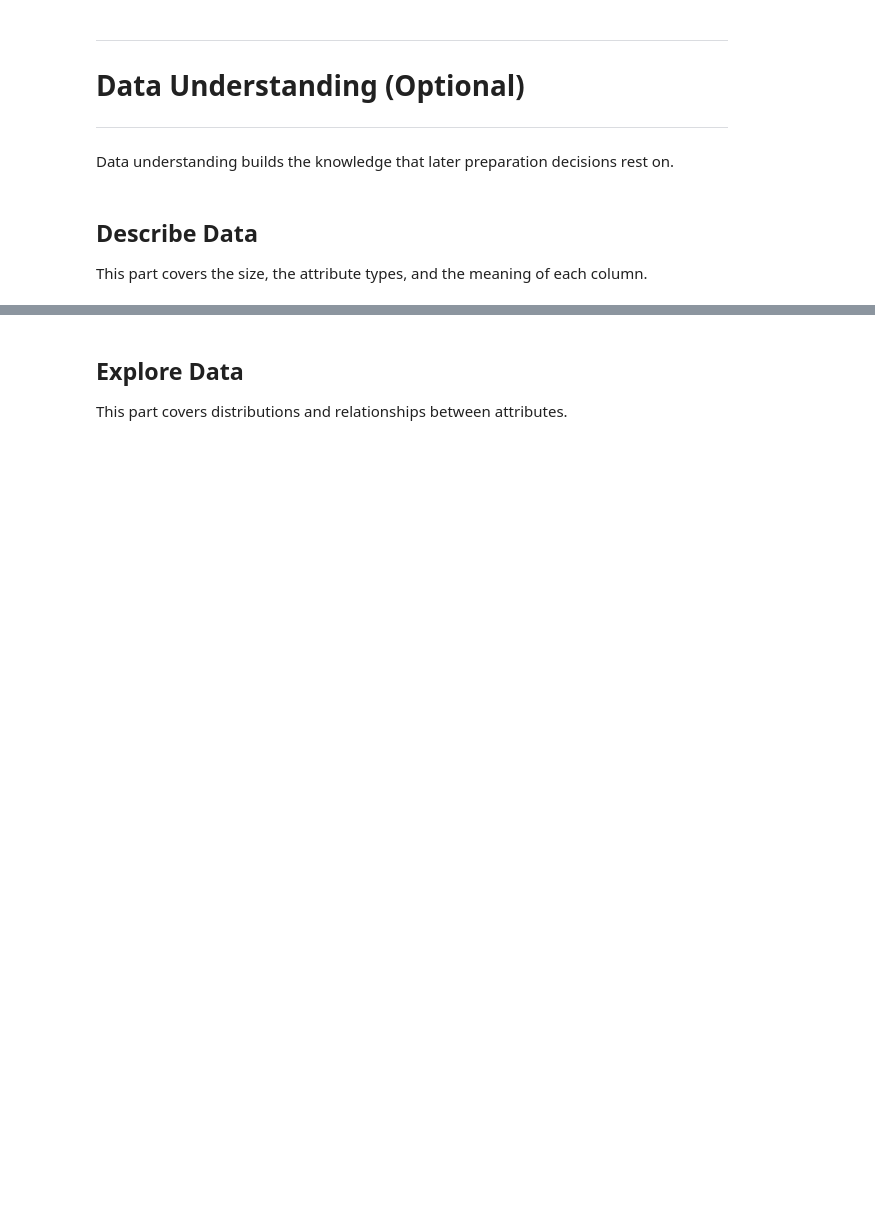
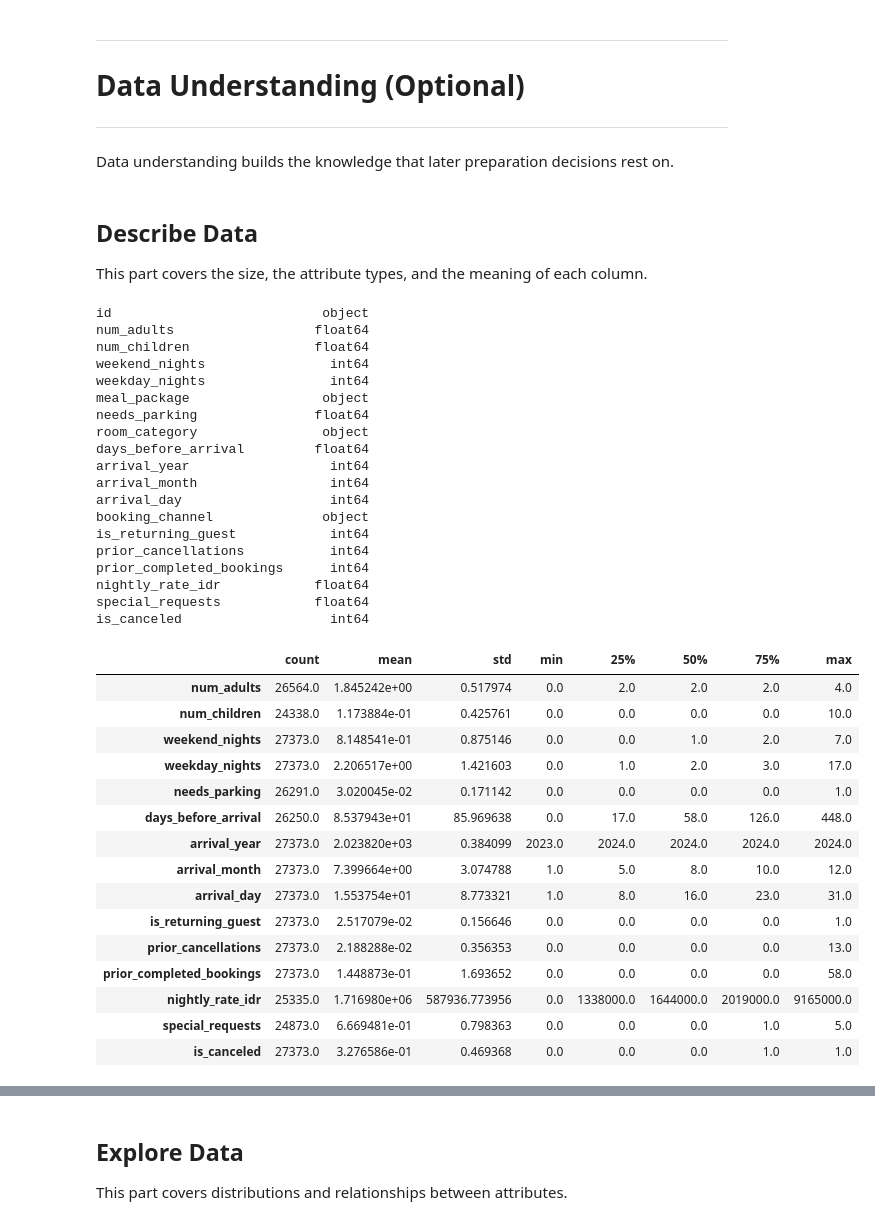
Before and after one commit to zizadhrmaa/IF3170_G25_IMKSIAI, a Jupyter notebook: src/Notebook_Tugas_Besar_2_IF3170_Inteligensi_Artifisial_2026_2027.ipynb, the cells around one changed output, grey strips where cells are left out. Drawn from its saved outputs; the diff is of its cells as text; code cells hidden in the pictures; blank space fills up the shorter version.

```diff
--- a/src/Notebook_Tugas_Besar_2_IF3170_Inteligensi_Artifisial_2026_2027.ipynb
+++ b/src/Notebook_Tugas_Besar_2_IF3170_Inteligensi_Artifisial_2026_2027.ipynb
@@ -79,10 +82,21 @@ Every import of the notebook is kept in this cell.
 # %%
 import os
 import random
+import sys
+import time
 from pathlib import Path
 
 import numpy as np
 import pandas as pd
+import matplotlib.pyplot as plt
+
+# Modul from scratch ada di folder src/.
+ROOT = Path.cwd().parent if Path.cwd().name == 'src' else Path.cwd()
+sys.path.insert(0, str(ROOT / 'src'))
+
+from preprocessing import Preprocessor, drop_duplicate_rows, NUMERIC_COLS, CATEGORICAL_COLS, TARGET
+from knn import KNN
+from metrics import macro_f1, accuracy, confusion_matrix, f1_per_class, stratified_kfold_indices
 # %% [markdown]
 ## Settings
 
@@ -128,4 +156,41 @@ Data understanding builds the knowledge that later preparation decisions rest on
 
 This part covers the size, the attribute types, and the meaning of each column.
 # %%
-# Write your code here
+print(train_df.dtypes.to_string())
+train_df.describe().T
+# %% [output]
+id                           object
+num_adults                  float64
+num_children                float64
+weekend_nights                int64
+weekday_nights                int64
+meal_package                 object
+needs_parking               float64
+room_category                object
+days_before_arrival         float64
+arrival_year                  int64
+arrival_month                 int64
+arrival_day                   int64
+booking_channel              object
+is_returning_guest            int64
+prior_cancellations           int64
+prior_completed_bookings      int64
+nightly_rate_idr            float64
+special_requests            float64
+is_canceled                   int64
+|  | count | mean | std | min | 25% | 50% | 75% | max |
+| num_adults | 26564.0 | 1.845242e+00 | 0.517974 | 0.0 | 2.0 | 2.0 | 2.0 | 4.0 |
+| num_children | 24338.0 | 1.173884e-01 | 0.425761 | 0.0 | 0.0 | 0.0 | 0.0 | 10.0 |
+| weekend_nights | 27373.0 | 8.148541e-01 | 0.875146 | 0.0 | 0.0 | 1.0 | 2.0 | 7.0 |
+| weekday_nights | 27373.0 | 2.206517e+00 | 1.421603 | 0.0 | 1.0 | 2.0 | 3.0 | 17.0 |
+| needs_parking | 26291.0 | 3.020045e-02 | 0.171142 | 0.0 | 0.0 | 0.0 | 0.0 | 1.0 |
+| days_before_arrival | 26250.0 | 8.537943e+01 | 85.969638 | 0.0 | 17.0 | 58.0 | 126.0 | 448.0 |
+| arrival_year | 27373.0 | 2.023820e+03 | 0.384099 | 2023.0 | 2024.0 | 2024.0 | 2024.0 | 2024.0 |
+| arrival_month | 27373.0 | 7.399664e+00 | 3.074788 | 1.0 | 5.0 | 8.0 | 10.0 | 12.0 |
+| arrival_day | 27373.0 | 1.553754e+01 | 8.773321 | 1.0 | 8.0 | 16.0 | 23.0 | 31.0 |
+| is_returning_guest | 27373.0 | 2.517079e-02 | 0.156646 | 0.0 | 0.0 | 0.0 | 0.0 | 1.0 |
+| prior_cancellations | 27373.0 | 2.188288e-02 | 0.356353 | 0.0 | 0.0 | 0.0 | 0.0 | 13.0 |
+| prior_completed_bookings | 27373.0 | 1.448873e-01 | 1.693652 | 0.0 | 0.0 | 0.0 | 0.0 | 58.0 |
+| nightly_rate_idr | 25335.0 | 1.716980e+06 | 587936.773956 | 0.0 | 1338000.0 | 1644000.0 | 2019000.0 | 9165000.0 |
+| special_requests | 24873.0 | 6.669481e-01 | 0.798363 | 0.0 | 0.0 | 0.0 | 1.0 | 5.0 |
+| is_canceled | 27373.0 | 3.276586e-01 | 0.469368 | 0.0 | 0.0 | 0.0 | 1.0 | 1.0 |
```
Also changed, not shown: parts of 49 cells of this notebook, 1 other file.
